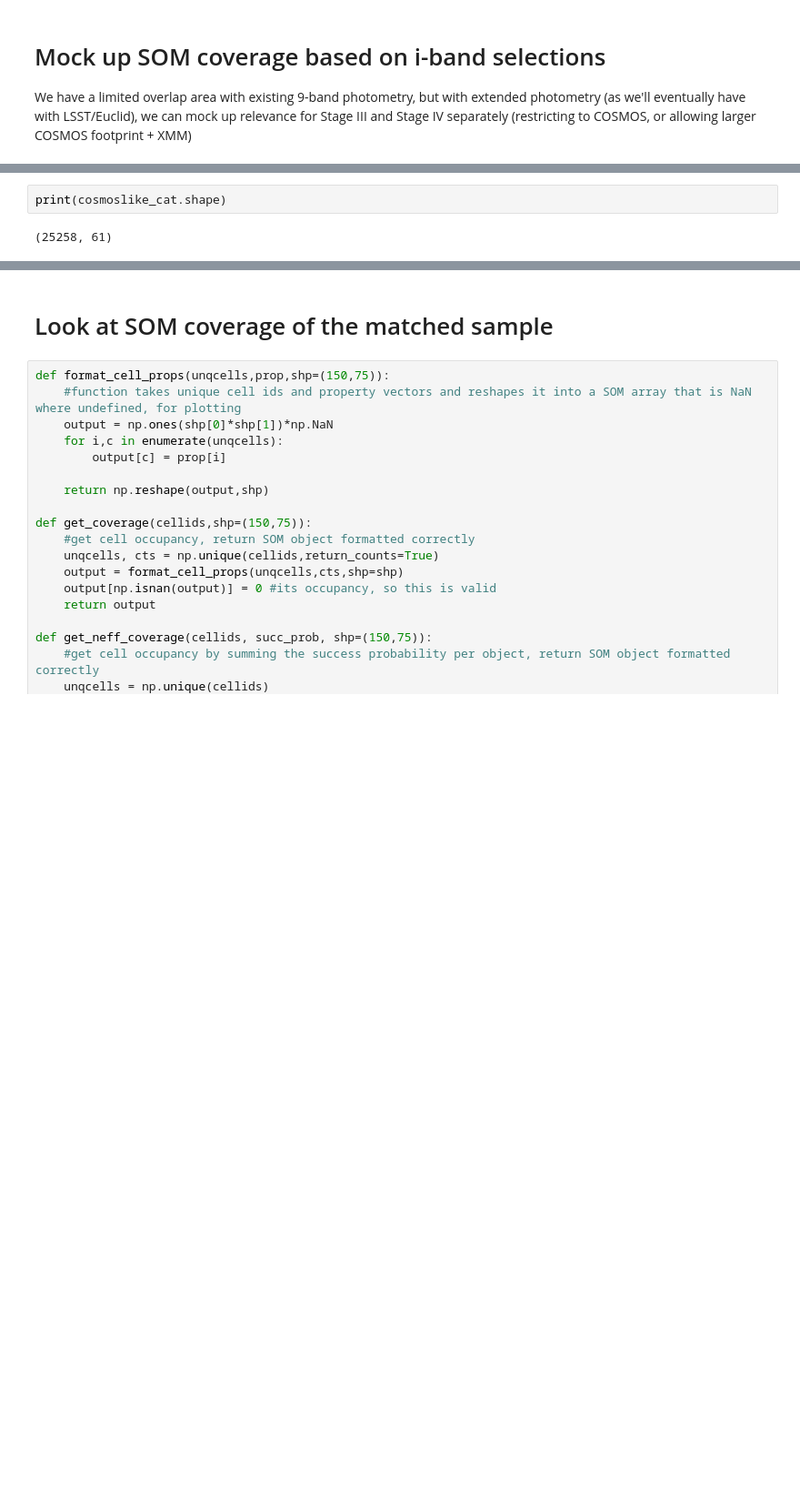
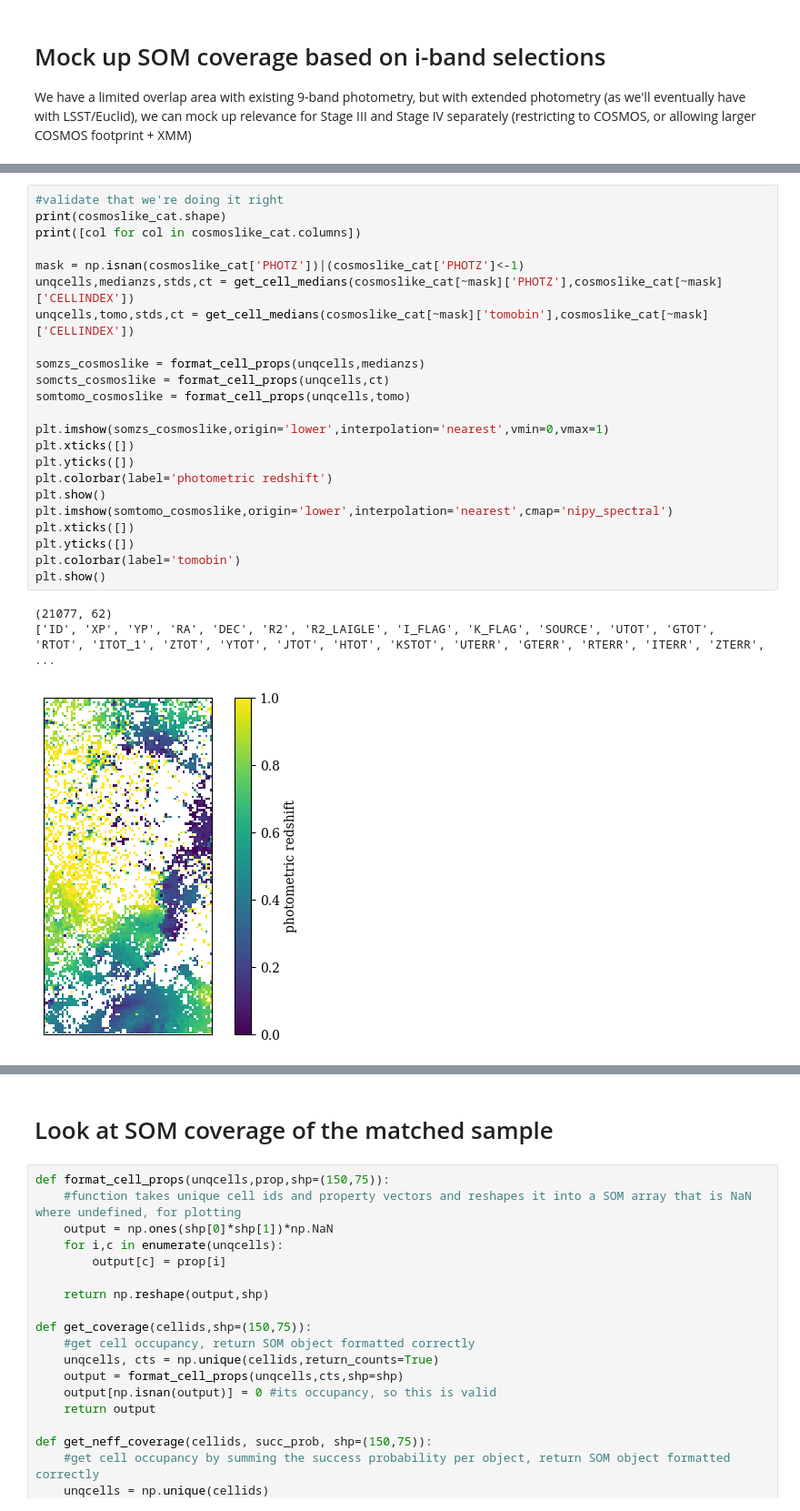
Before and after one commit to jmccull/desi_deep, a Jupyter notebook: SOM_cosmos.ipynb, the cells around one changed output, grey strips where cells are left out. Shown at 91% size. Cells and saved outputs as stored; diff of their text form; blank space fills up the shorter version.

```diff
--- a/SOM_cosmos.ipynb
+++ b/SOM_cosmos.ipynb
@@ -236,6 +242,29 @@ for mins,maxs,scales in zip(mag_bin_mins,mag_bin_maxs,rejection_scales):
 
 cosmoslike_cat = pd.concat(cosmoslike_cat)
 # %%
+#validate that we're doing it right
 print(cosmoslike_cat.shape)
+print([col for col in cosmoslike_cat.columns])
+
+mask = np.isnan(cosmoslike_cat['PHOTZ'])|(cosmoslike_cat['PHOTZ']<-1)
+unqcells,medianzs,stds,ct = get_cell_medians(cosmoslike_cat[~mask]['PHOTZ'],cosmoslike_cat[~mask]['CELLINDEX'])
+unqcells,tomo,stds,ct = get_cell_medians(cosmoslike_cat[~mask]['tomobin'],cosmoslike_cat[~mask]['CELLINDEX'])
+
+somzs_cosmoslike = format_cell_props(unqcells,medianzs)
+somcts_cosmoslike = format_cell_props(unqcells,ct)
+somtomo_cosmoslike = format_cell_props(unqcells,tomo)
+
+plt.imshow(somzs_cosmoslike,origin='lower',interpolation='nearest',vmin=0,vmax=1)
+plt.xticks([])
+plt.yticks([])
+plt.colorbar(label='photometric redshift')
+plt.show()
+plt.imshow(somtomo_cosmoslike,origin='lower',interpolation='nearest',cmap='nipy_spectral')
+plt.xticks([])
+plt.yticks([])
+plt.colorbar(label='tomobin')
+plt.show()
 # %% [output]
-(25258, 61)
+(21077, 62)
+['ID', 'XP', 'YP', 'RA', 'DEC', 'R2', 'R2_LAIGLE', 'I_FLAG', 'K_FLAG', 'SOURCE', 'UTOT', 'GTOT', 'RTOT', 'ITOT_1', 'ZTOT', 'YTOT', 'JTOT', 'HTOT', 'KSTOT', 'UTERR', 'GTERR', 'RTERR', 'ITERR', 'ZTERR', ...
+[figure, added]
```
Also changed, not shown: parts of 28 cells of this notebook, 7 other files.
